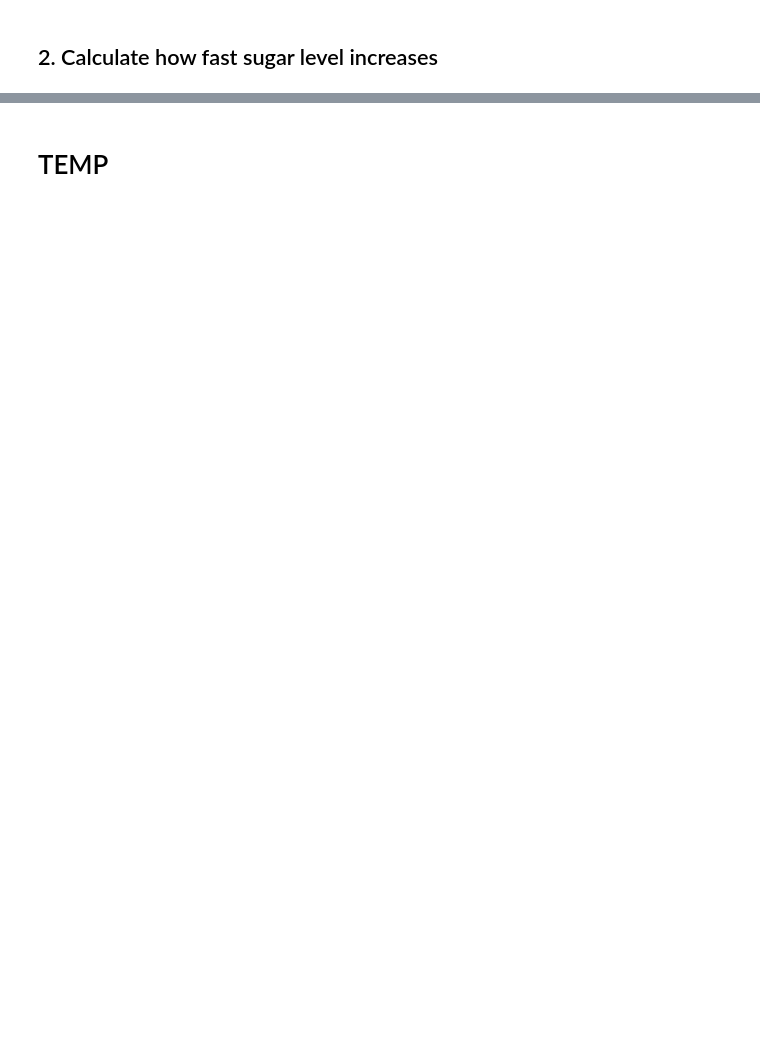
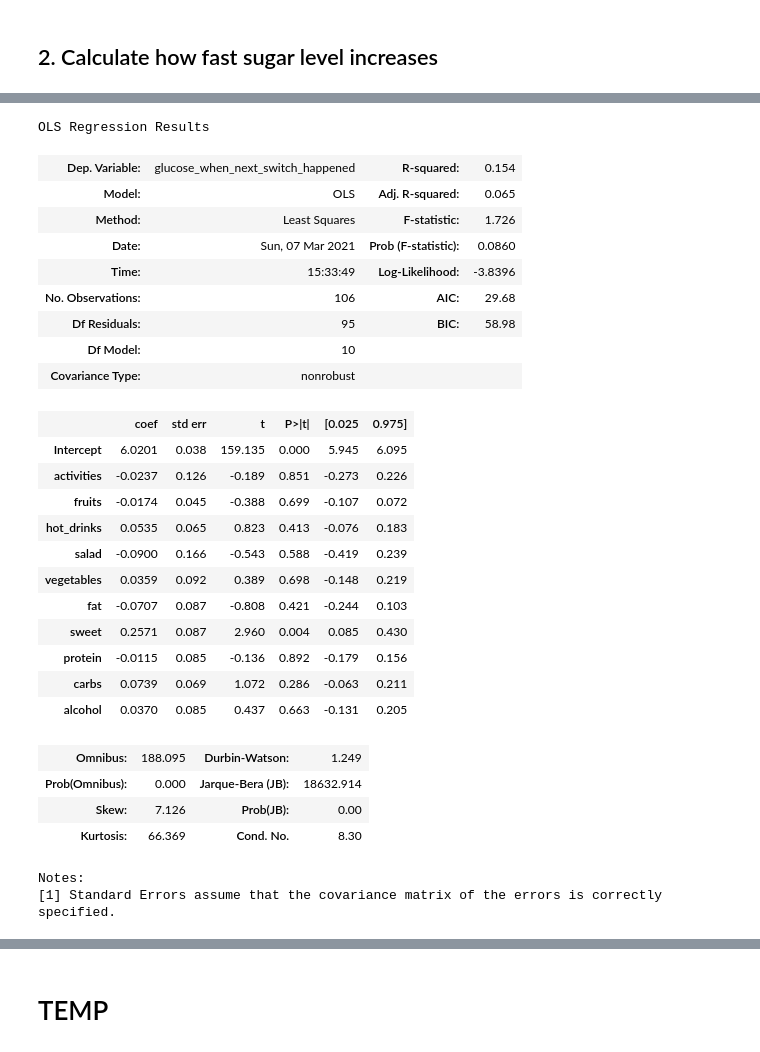
Before and after one commit to artamarkin/sugar-level, a Jupyter notebook: [1]-EDA.ipynb, the cells around one changed output, grey strips where cells are left out. Drawn from its saved outputs; the diff is of its cells as text; code cells hidden in the pictures; blank space fills up the shorter version.

```diff
--- a/[1]-EDA.ipynb
+++ b/[1]-EDA.ipynb
@@ -279,0 +362,48 @@ Top 10 Notes by slope increase:
+# %%
+# fit OLS
+
+import statsmodels.formula.api as smf
+
+
+def calculate_ols(glucose_level_of_interest: int, minutes_of_interest: int) -> None:
+    abt = consumed_products_before_glucose_increase(
+        glucose_level_of_interest, minutes_of_interest
+    )
+
+    results = smf.ols(
+        "glucose_when_next_switch_happened ~ activities+fruits+hot_drinks+salad+vegetables+fat+sweet+protein+carbs+alcohol",
+        data=abt,
+    ).fit()
+    display(results.summary())
+
+
+calculate_ols(glucose_level_of_interest=6, minutes_of_interest=60)
+# %% [output]
+OLS Regression Results
+| Dep. Variable: | glucose_when_next_switch_happened | R-squared: | 0.154 |
+| Model: | OLS | Adj. R-squared: | 0.065 |
+| Method: | Least Squares | F-statistic: | 1.726 |
+| Date: | Sun, 07 Mar 2021 | Prob (F-statistic): | 0.0860 |
+| Time: | 15:33:49 | Log-Likelihood: | -3.8396 |
+| No. Observations: | 106 | AIC: | 29.68 |
+| Df Residuals: | 95 | BIC: | 58.98 |
+| Df Model: | 10 |  |  |
+| Covariance Type: | nonrobust |  |  |
+|  | coef | std err | t | P>|t| | [0.025 | 0.975] |
+| Intercept | 6.0201 | 0.038 | 159.135 | 0.000 | 5.945 | 6.095 |
+| activities | -0.0237 | 0.126 | -0.189 | 0.851 | -0.273 | 0.226 |
+| fruits | -0.0174 | 0.045 | -0.388 | 0.699 | -0.107 | 0.072 |
+| hot_drinks | 0.0535 | 0.065 | 0.823 | 0.413 | -0.076 | 0.183 |
+| salad | -0.0900 | 0.166 | -0.543 | 0.588 | -0.419 | 0.239 |
+| vegetables | 0.0359 | 0.092 | 0.389 | 0.698 | -0.148 | 0.219 |
+| fat | -0.0707 | 0.087 | -0.808 | 0.421 | -0.244 | 0.103 |
+| sweet | 0.2571 | 0.087 | 2.960 | 0.004 | 0.085 | 0.430 |
+| protein | -0.0115 | 0.085 | -0.136 | 0.892 | -0.179 | 0.156 |
+| carbs | 0.0739 | 0.069 | 1.072 | 0.286 | -0.063 | 0.211 |
+| alcohol | 0.0370 | 0.085 | 0.437 | 0.663 | -0.131 | 0.205 |
+| Omnibus: | 188.095 | Durbin-Watson: | 1.249 |
+| Prob(Omnibus): | 0.000 | Jarque-Bera (JB): | 18632.914 |
+| Skew: | 7.126 | Prob(JB): | 0.00 |
+| Kurtosis: | 66.369 | Cond. No. | 8.30 |
+Notes:
+[1] Standard Errors assume that the covariance matrix of the errors is correctly specified.
```
Also changed, not shown: parts of 16 cells of this notebook, 4 other files.
